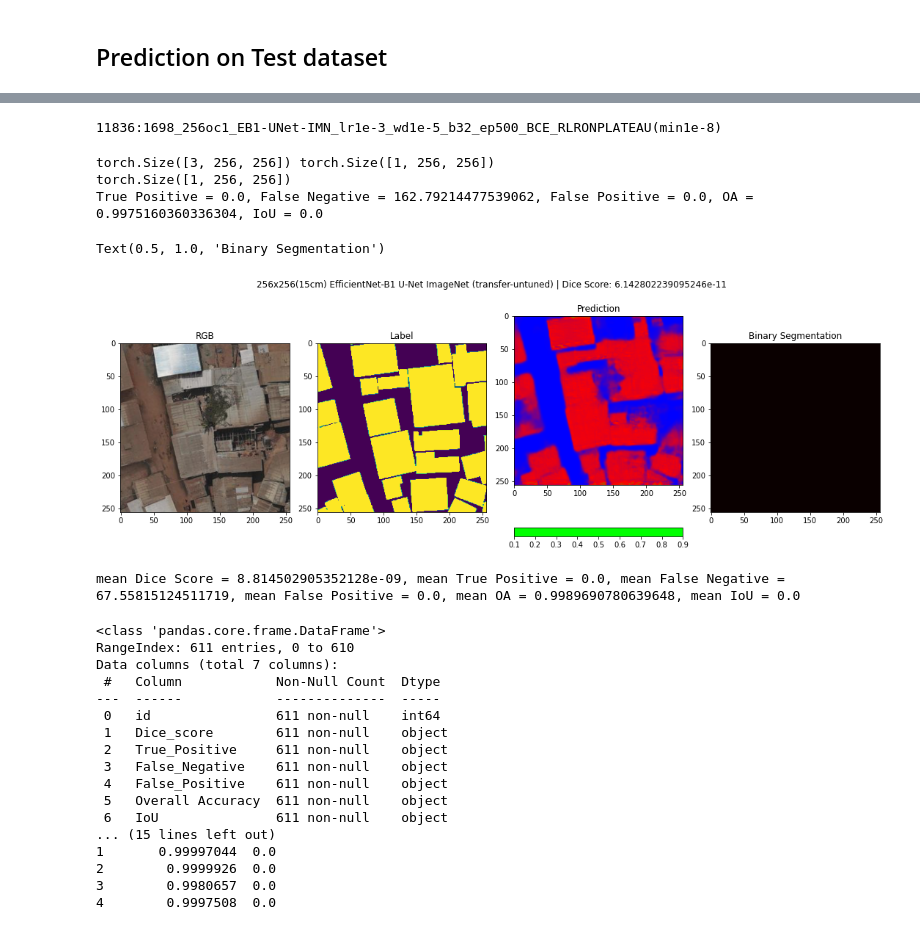
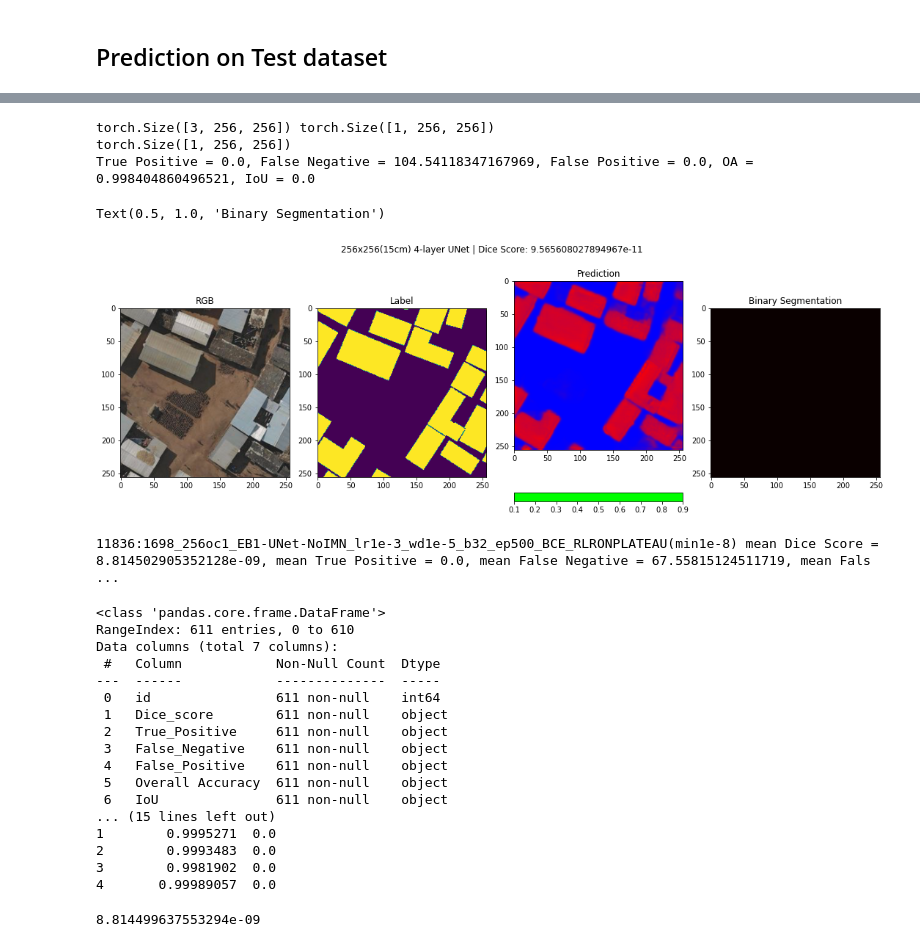
Before and after one commit to chrischank/HOTOSM_OAM_codeV2, a Jupyter notebook: Train_loop.ipynb, the cells around one changed output, grey strips where cells are left out. Drawn from its saved outputs; the diff is of its cells as text; code cells hidden in the pictures.

```diff
--- a/Train_loop.ipynb
+++ b/Train_loop.ipynb
@@ -503,7 +503,7 @@ torch.cuda.empty_cache()
 
 print(best_trial)
 # %%
-xp_name = "11836:1698_256oc1_EB1-UNet-IMN_lr1e-3_wd1e-5_b32_ep500_BCE_RLRONPLATEAU(min1e-8)"
+xp_name = "11836:1698_256oc1_EB1-UNet-NoIMN_lr1e-3_wd1e-5_b32_ep500_BCE_RLRONPLATEAU(min1e-8)"
 
 training_loop(n_epochs = 500,
               optimizer = torch.optim.Adam(Net.parameters(), lr = 1e-3, weight_decay = 1e-5),
@@ -546,15 +546,13 @@ Text(0.5, 1.0, 'LBL')
-# %%
-print(xp_name)
-# %% [output]
-11836:1698_256oc1_EB1-UNet-IMN_lr1e-3_wd1e-5_b32_ep500_BCE_RLRONPLATEAU(min1e-8)
 # %%
 Net = smp.Unet(encoder_name = 'efficientnet-b1', encoder_depth = 4,
                encoder_weights = None, decoder_use_batchnorm = True,
                decoder_channels = (128, 64, 32, 16), decoder_attention_type = None,
                in_channels = 3, classes = 1, activation = "sigmoid", aux_params = None)
 
+#Net = Four_UNet()
+
 checkpoint_dir = os.path.abspath("/home/mnt/HOTOSM_data/checkpoints")
-NN_weights = os.path.join(checkpoint_dir, xp_name, "11836:1698_256oc1_EB1-UNet-IMN_lr1e-3_wd1e-5_b32_ep500_BCE_RLRONPLATEAU(min1e-8)_iter_115069.pth")
+NN_weights = os.path.join(checkpoint_dir, xp_name, xp_name + "_iter_166869.pth")
 
 NN_weights = torch.load(NN_weights, map_location = device)
 
@@ -592,36 +590,36 @@ with torch.no_grad():
 
 print("True Positive = {0}, False Negative = {1}, False Positive = {2}, OA = {3}, IoU = {4}".format(TP, FN, FP, OA, IoU))
 
 # Plotting the RGB, Prediction, and Confidence
 fig = plt.figure(figsize = (15, 6))
 ax = fig.add_subplot(1, 4, 1)
 fig.tight_layout(w_pad = 3)
-fig.suptitle("256x256(15cm) EfficientNet-B1 U-Net ImageNet (transfer-untuned) | Dice Score: {0}".format(dice_score))
+fig.suptitle("256x256(15cm) 4-layer UNet | Dice Score: {0}".format(dice_score))
 RGB = plt.imshow(test_pair[0].detach().cpu().numpy().transpose(1, 2, 0))
 ax.set_title('RGB')
 
 ax = fig.add_subplot(1, 4, 2)
 PILlbl = lbl.detach().cpu().numpy().transpose(1, 2, 0)
 plt.imshow(PILlbl)
 ax.set_title('Label')
 
 ax = fig.add_subplot(1, 4, 3)
 PILpred = prediction.detach().cpu().numpy().transpose(1, 2, 0)
 plt.imshow(PILpred, cmap = "brg")
 plt.colorbar(boundaries = np.arange(0.1, 1.0, 0.1), ticks = np.arange(0.1, 1.0, 0.1),
              orientation = "horizontal")
 ax.set_title('Prediction')
 
 ax = fig.add_subplot(1, 4, 4)
 PILbin = pred_BOOL.detach().cpu().numpy().transpose(1, 2, 0)
 plt.imshow(PILbin, cmap = "hot")
 ax.set_title('Binary Segmentation')
 # %% [output]
 torch.Size([3, 256, 256]) torch.Size([1, 256, 256])
 torch.Size([1, 256, 256])
-True Positive = 0.0, False Negative = 162.79214477539062, False Positive = 0.0, OA = 0.9975160360336304, IoU = 0.0
+True Positive = 0.0, False Negative = 104.54118347167969, False Positive = 0.0, OA = 0.998404860496521, IoU = 0.0
 Text(0.5, 1.0, 'Binary Segmentation')
-[figure, old version]
+[figure, new version]
 # %%
 # Loading testing batch
 test_loader = DataLoader(Test, batch_size = 1, shuffle = True)
@@ -685,9 +683,9 @@ df = {"id": idx,
       "IoU": IoU_ls}
 
 results_csv = pd.DataFrame(df)
-print("mean Dice Score = {0}, mean True Positive = {1}, mean False Negative = {2}, mean False Positive = {3}, mean OA = {4}, mean IoU = {5}".format(np.mean(Dice_ls), np.mean(TP_ls), np.mean(FN_ls), np.mean(FP_ls), np.mean(OA_ls), np.mean(IoU_ls)))
+print(xp_name, "mean Dice Score = {0}, mean True Positive = {1}, mean False Negative = {2}, mean False Positive = {3}, mean OA = {4}, mean IoU = {5}".format(np.mean(Dice_ls), np.mean(TP_ls), np.mean(FN_ls), np.mean(FP_ls), np.mean(OA_ls), np.mean(IoU_ls)))
 # %% [output]
-mean Dice Score = 8.814502905352128e-09, mean True Positive = 0.0, mean False Negative = 67.55815124511719, mean False Positive = 0.0, mean OA = 0.9989690780639648, mean IoU = 0.0
+11836:1698_256oc1_EB1-UNet-NoIMN_lr1e-3_wd1e-5_b32_ep500_BCE_RLRONPLATEAU(min1e-8) mean Dice Score = 8.814502905352128e-09, mean True Positive = 0.0, mean False Negative = 67.55815124511719, mean Fals ...
 # %%
 print(results_csv.info(), results_csv["Dice_score"].describe(), results_csv.head())
 # %% [output]
@@ -704,7 +702,11 @@ Data columns (total 7 columns):
  5   Overall Accuracy  611 non-null    object
  6   IoU               611 non-null    object
 ... (15 lines left out)
-1       0.99997044  0.0
-2        0.9999926  0.0
-3        0.9980657  0.0
-4        0.9997508  0.0
+1        0.9995271  0.0
+2        0.9993483  0.0
+3        0.9981902  0.0
+4       0.99989057  0.0
+# %%
+print(results_csv["Dice_score"].mean())
+# %% [output]
+8.814499637553294e-09
```
Also changed, not shown: parts of 2 cells of this notebook, 1 other file.
